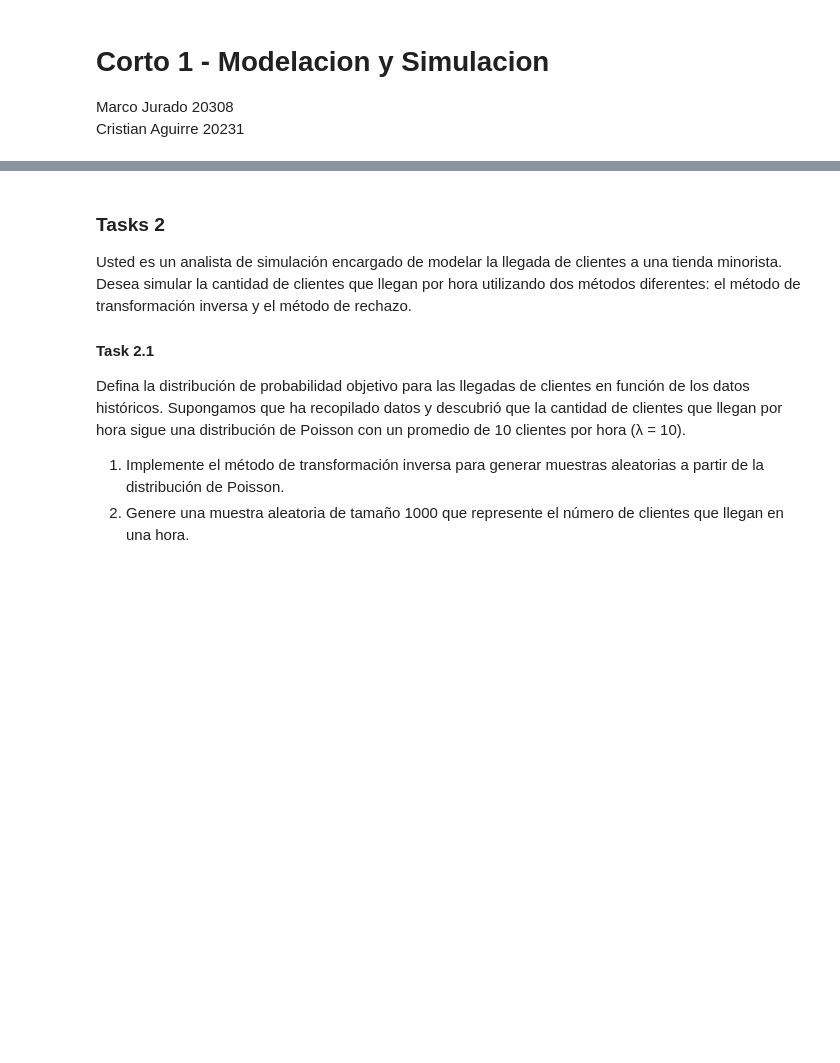
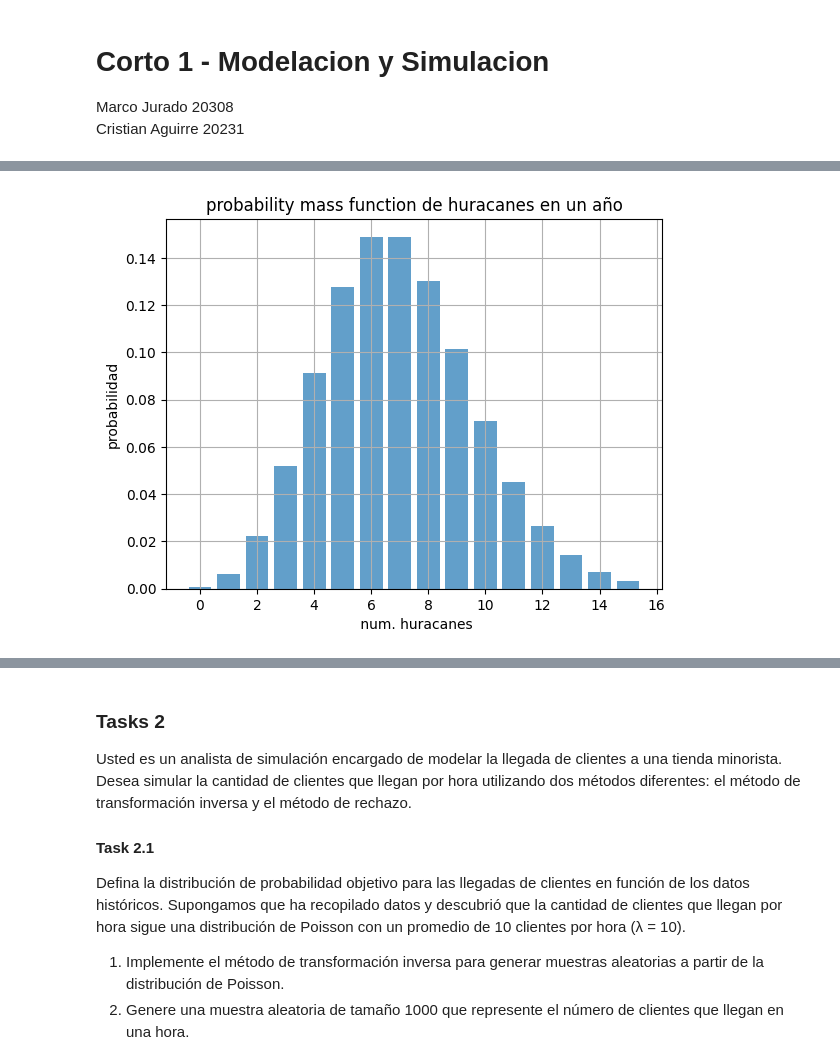
Before and after one commit to MaJu502/corto1ModSim, a Jupyter notebook: corto1.ipynb, the cells around one changed output, grey strips where cells are left out. Drawn from its saved outputs; the diff is of its cells as text; code cells hidden in the pictures; blank space fills up the shorter version.

```diff
--- a/corto1.ipynb
+++ b/corto1.ipynb
@@ -14,0 +20,16 @@ otras palabras, el número promedio de huracanes por año es de 7.
+# %%
+# pregunta 2
+resultados = [i for i in range(16)] # 16 huracanes
+
+# poisson
+pmf = poisson.pmf(resultados, 7)
+
+# grafico
+plt.bar(resultados, pmf,alpha=0.7)
+plt.xlabel(' num. huracanes')
+plt.ylabel('probabilidad')
+plt.title('probability mass function de huracanes en un año')
+plt.grid(True)
+plt.show()
+# %% [output]
+[figure, added]
```
Also changed, not shown: parts of 4 cells of this notebook.
